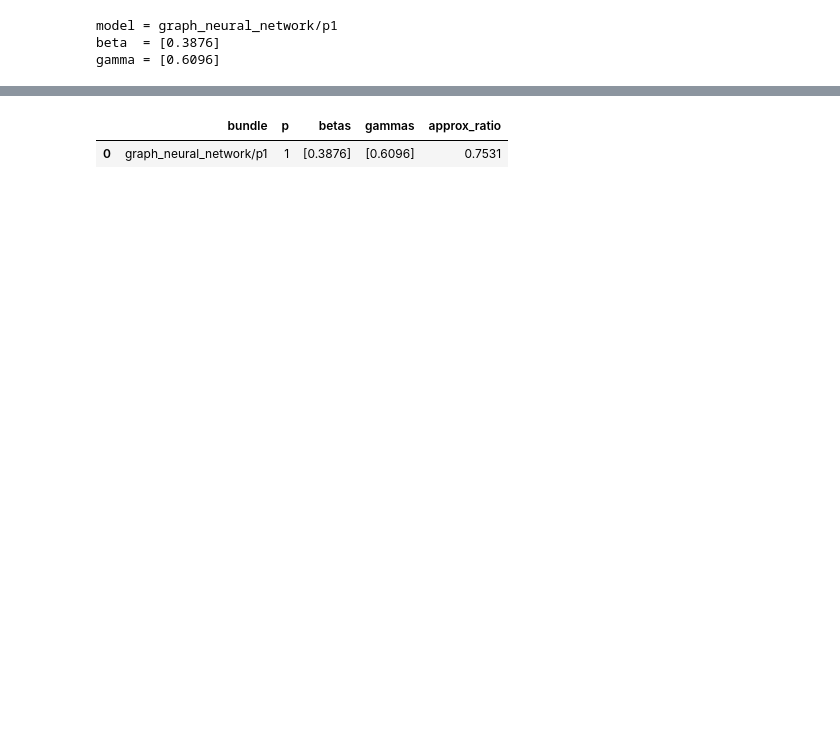
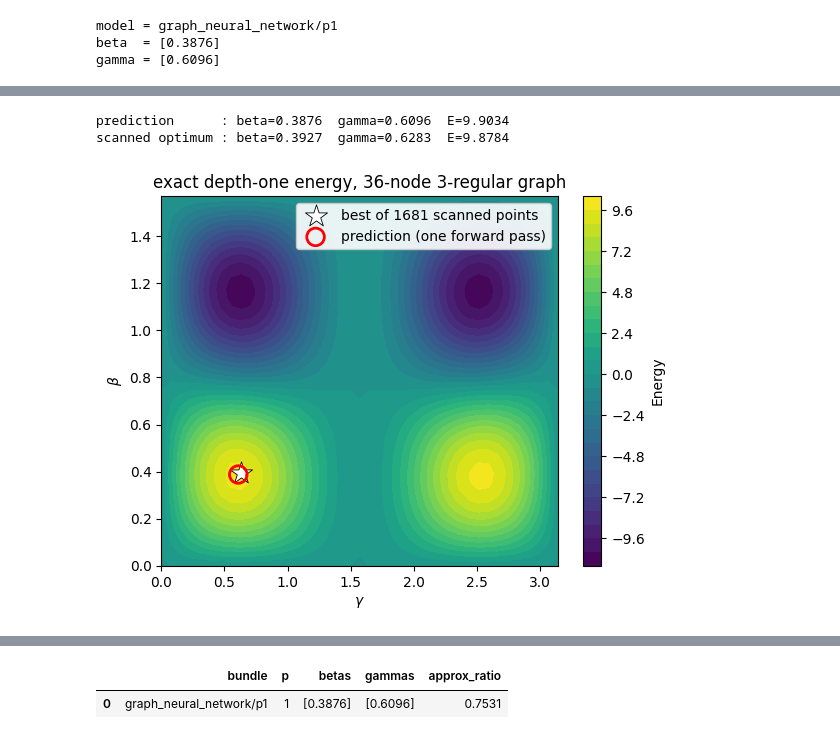
Before and after one commit to qiskit-community/qaoa_training_pipeline, a Jupyter notebook: how_tos/ai_inference.ipynb, the cells around one changed output, grey strips where cells are left out. Cells and saved outputs as stored; diff of their text form; code cells hidden in the pictures; blank space fills up the shorter version.

```diff
--- a/how_tos/ai_inference.ipynb
+++ b/how_tos/ai_inference.ipynb
@@ -131,0 +126,47 @@ approximation ratio: 0.7531
+# %%
+NUM_POINTS = 41
+BETA_RANGE, GAMMA_RANGE = (0.0, np.pi / 2), (0.0, np.pi)
+
+scan = DepthOneScanTrainer(
+    EfficientDepthOneEvaluator(),
+    num_points=NUM_POINTS,
+    parameter_ranges=[BETA_RANGE, GAMMA_RANGE],
+)
+scan_result = scan.provide_params(cost_op)
+scan_beta, scan_gamma = scan_result["optimized_params"]
+
+predicted_energy = float(EfficientDepthOneEvaluator().evaluate(cost_op, angles))
+
+fig, axis = scan.plot()
+axis.scatter(
+    [scan_gamma],
+    [scan_beta],
+    s=280,
+    marker="*",
+    color="white",
+    edgecolor="black",
+    linewidth=0.6,
+    label=f"best of {NUM_POINTS ** 2} scanned points",
+)
+axis.scatter(
+    gammas,
+    betas,
+    s=160,
+    marker="o",
+    facecolor="none",
+    edgecolor="red",
+    linewidth=2,
+    label="prediction (one forward pass)",
+)
+axis.legend(loc="upper right", framealpha=0.9)
+axis.set_title(f"exact depth-one energy, {graph.number_of_nodes()}-node 3-regular graph")
+
+print(f"prediction      : beta={betas[0]:.4f}  gamma={gammas[0]:.4f}  E={predicted_energy:.4f}")
+print(
+    f"scanned optimum : beta={scan_beta:.4f}  gamma={scan_gamma:.4f}  "
+    f"E={scan_result['energy']:.4f}"
+)
+# %% [output]
+prediction      : beta=0.3876  gamma=0.6096  E=9.9034
+scanned optimum : beta=0.3927  gamma=0.6283  E=9.8784
+[figure, added]
```
Also changed, not shown: parts of 13 cells of this notebook.
